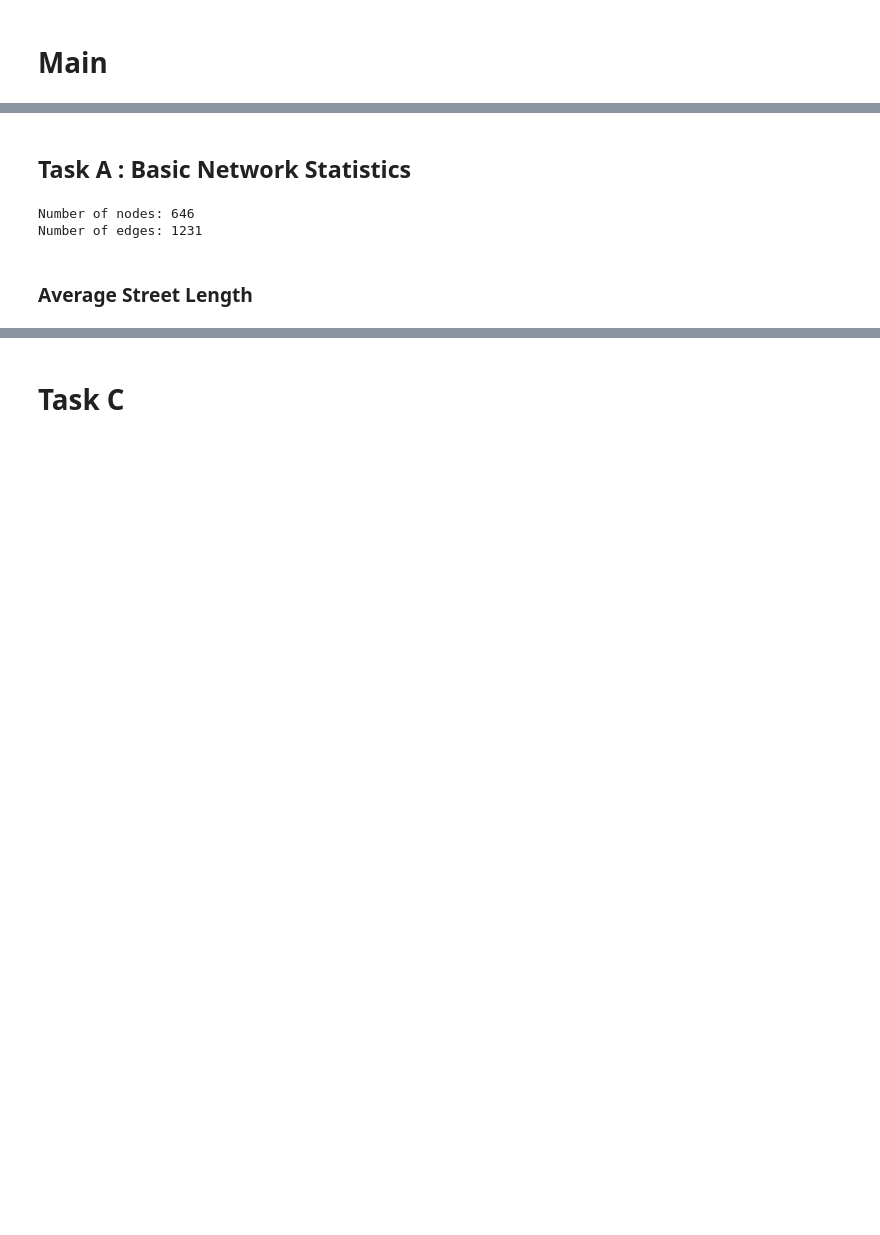
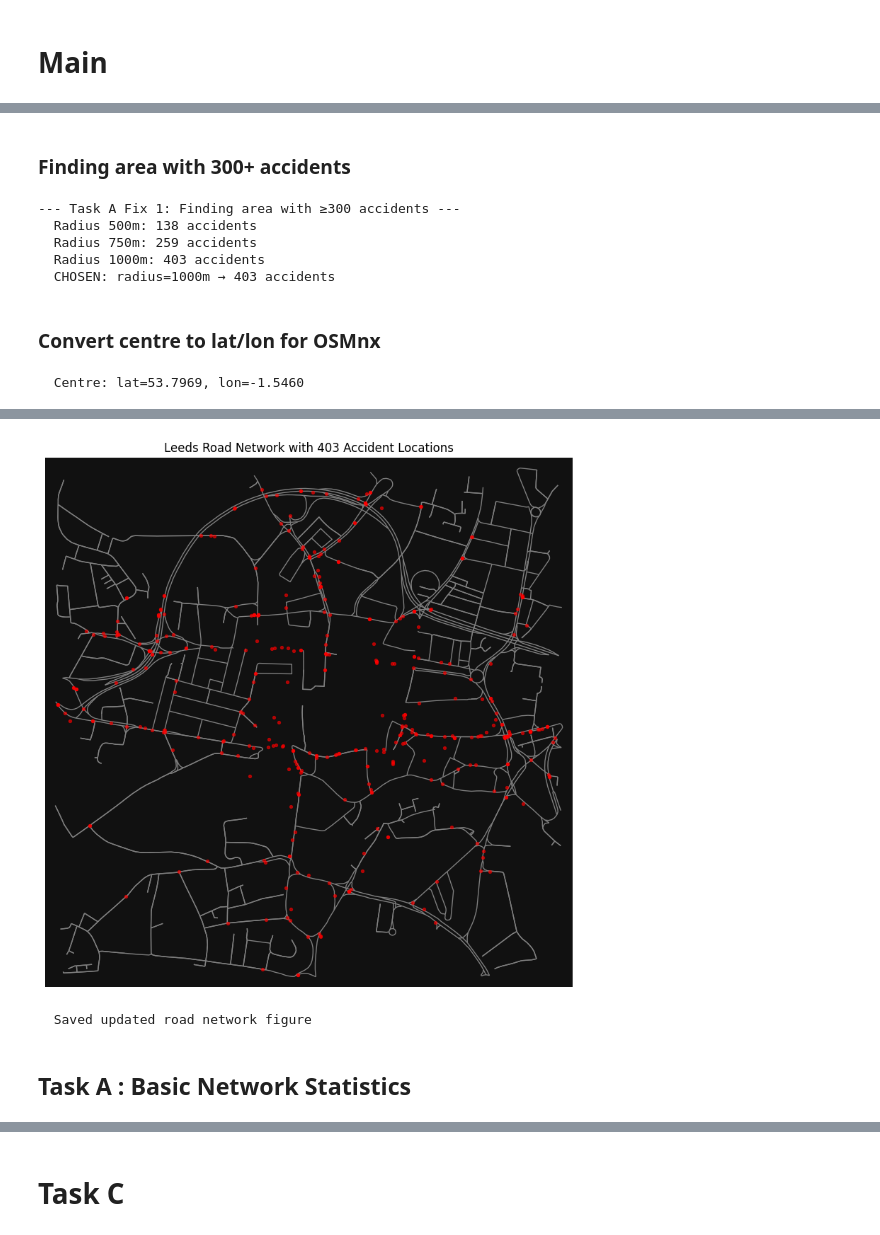
Before and after one commit to kunalsgodara/Network-data, a Jupyter notebook: notebooks/road_network_analysis.ipynb, the cells around one changed output, grey strips where cells are left out. Saved outputs shown, nothing was run; the diff lists cells and outputs as text; code cells hidden in the pictures; blank space fills up the shorter version.

```diff
--- a/notebooks/road_network_analysis.ipynb
+++ b/notebooks/road_network_analysis.ipynb
@@ -128,0 +118,61 @@ plt.show()
+# %% [markdown]
+### Finding area with 300+ accidents
+# %%
+print("\n--- Task A Fix 1: Finding area with ≥300 accidents ---")
+
+centre = Point(430000, 433500)
+
+for radius in [500, 750, 1000, 1250, 1500]:
+    buffer = centre.buffer(radius)
+    count = gdf_all[gdf_all.geometry.within(buffer)].shape[0]
+    print(f"  Radius {radius}m: {count} accidents")
+    if count >= 300:
+        chosen_radius = radius
+        break
+else:
+    chosen_radius = 1500
+
+# Use 1500m if still not enough, or try shifted centre
+buffer_final = centre.buffer(chosen_radius)
+accidents_in_area = gdf_all[gdf_all.geometry.within(buffer_final)]
+print(f"  CHOSEN: radius={chosen_radius}m → {len(accidents_in_area)} accidents")
+# %% [output]
+--- Task A Fix 1: Finding area with ≥300 accidents ---
+  Radius 500m: 138 accidents
+  Radius 750m: 259 accidents
+  Radius 1000m: 403 accidents
+  CHOSEN: radius=1000m → 403 accidents
+# %% [markdown]
+### Convert centre to lat/lon for OSMnx
+# %%
+# Convert centre to lat/lon for OSMnx
+centre_gdf = gpd.GeoDataFrame(geometry=[centre], crs='EPSG:27700').to_crs('EPSG:4326')
+centre_latlon = centre_gdf.geometry.iloc[0]
+center_lat, center_lon = centre_latlon.y, centre_latlon.x
+
+print(f"  Centre: lat={center_lat:.4f}, lon={center_lon:.4f}")
+# %% [output]
+  Centre: lat=53.7969, lon=-1.5460
+# %%
+# Extract road network
+print("  Downloading road network from OSMnx...")
+G = ox.graph_from_point((center_lat, center_lon), dist=chosen_radius, network_type='drive')
+G_proj = ox.project_graph(G)
+G_u = G.to_undirected()
+
+print(f"  Road network: {len(G.nodes())} nodes, {len(G.edges())} edges")
+
+# Re-plot road network with accidents
+fig, ax = ox.plot_graph(G, show=False, close=False, edge_color='grey', node_size=0)
+accidents_wgs = accidents_in_area.to_crs('EPSG:4326')
+accidents_wgs.plot(ax=ax, color='red', markersize=8, alpha=0.6, zorder=5)
+ax.set_title(f"Leeds Road Network with {len(accidents_in_area)} Accident Locations")
+plt.tight_layout()
+OUT = "../outputs/figures"
+os.makedirs(OUT, exist_ok=True)
+
+plt.savefig(f'{OUT}/image_leeds_road_accidents.png', dpi=150, bbox_inches='tight')
+plt.show()
+
+print(f"  Saved updated road network figure")
+# %% [output]
@@ -129,15 +181,4 @@ plt.show()
+[figure, added]
+  Saved updated road network figure
 # %% [markdown]
 ## Task A : Basic Network Statistics
-# %%
-import numpy as np
-
-num_nodes = len(G.nodes())
-num_edges = len(G.edges())
-
-print("Number of nodes:", num_nodes)
-print("Number of edges:", num_edges)
-# %% [output]
-Number of nodes: 646
-Number of edges: 1231
-# %% [markdown]
-### Average Street Length
```
Also changed, not shown: parts of 72 cells of this notebook, 16 other files.
